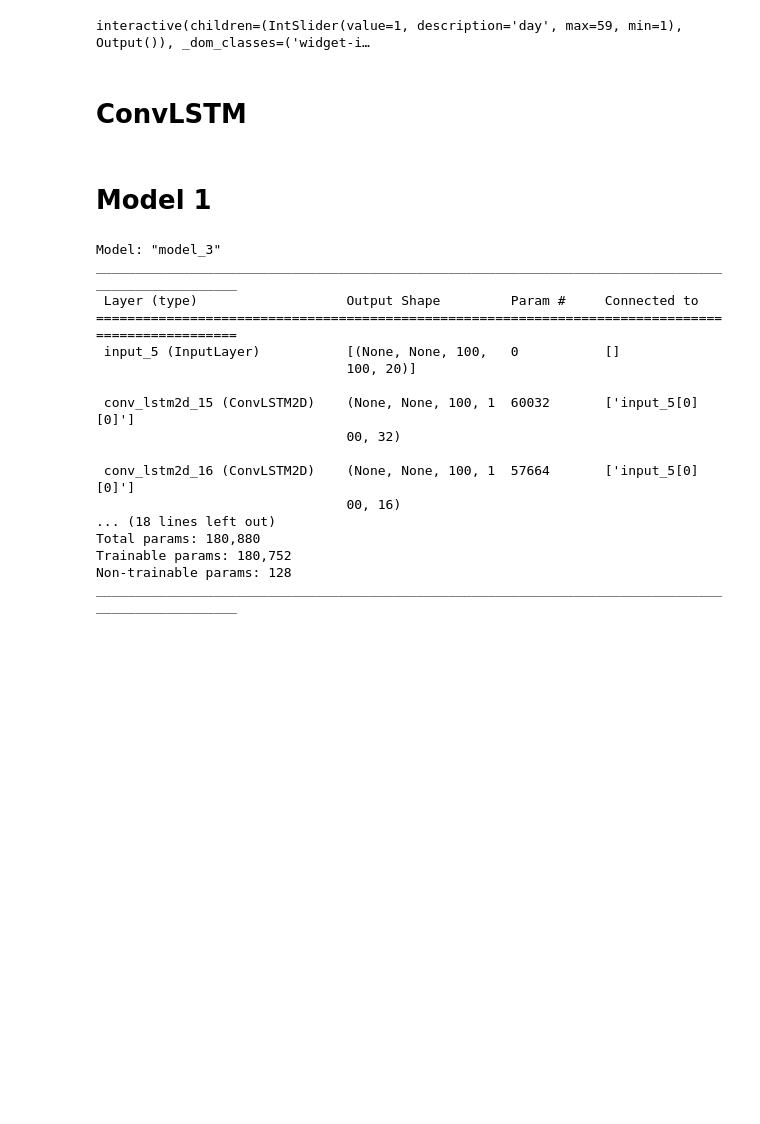
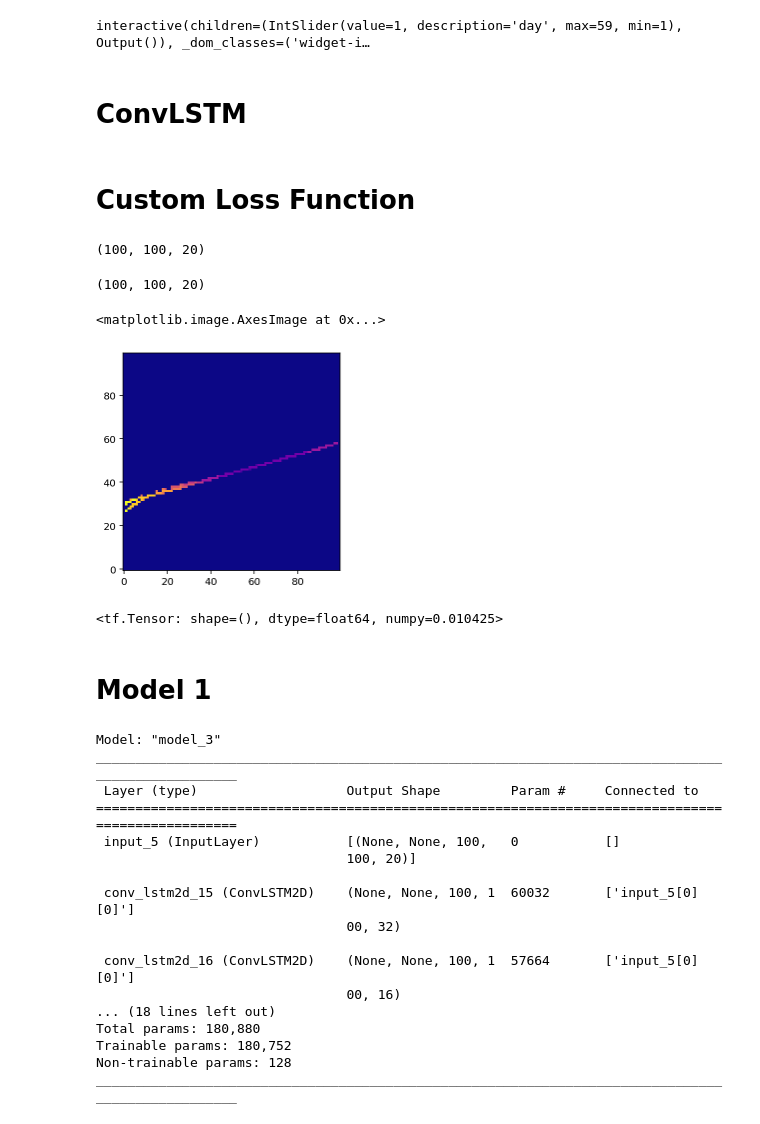
Before and after one commit to naguzmans/opportunistic-utm, a Jupyter notebook: conv_lstm_3d.ipynb, the cells around one changed output. Drawn from its saved outputs; the diff is of its cells as text; code cells hidden in the pictures; blank space fills up the shorter version.

```diff
--- a/conv_lstm_3d.ipynb
+++ b/conv_lstm_3d.ipynb
@@ -313,3 +323,5 @@ from tensorflow.keras.layers import Flatten, GRU, Dropout, TimeDistributed, MaxP
 
 import io
 import imageio
+# %% [markdown]
+# Custom Loss Function
@@ -316,3 +339,26 @@ import imageio
+# %%
+flights_average.shape
+# %% [output]
+(100, 100, 20)
+# %%
+day_array[1][0].shape
+# %% [output]
+(100, 100, 20)
+# %%
+plt.imshow(flatten_array(day_array[4][0]*flights_average), origin='lower', cmap = plt.get_cmap('plasma'))
+# %% [output]
+<matplotlib.image.AxesImage at 0x...>
+[figure, added]
+# %%
+# Tests
+a = np.expand_dims(np.zeros([100,100]), -1)
+b = np.expand_dims(np.ones([100,100]), -1)
+c = np.stack([np.zeros([100,100]), np.zeros([100,100])], -1)
+d = np.stack([np.ones([100,100]), np.ones([100,100])], -1)
+
+custom_sarmse(flights_average, day_array[0][0])
+# %% [output]
+<tf.Tensor: shape=(), dtype=float64, numpy=0.010425>
 # %% [markdown]
 # Model 1
 # %%
```
Also changed, not shown: parts of 15 cells of this notebook.
